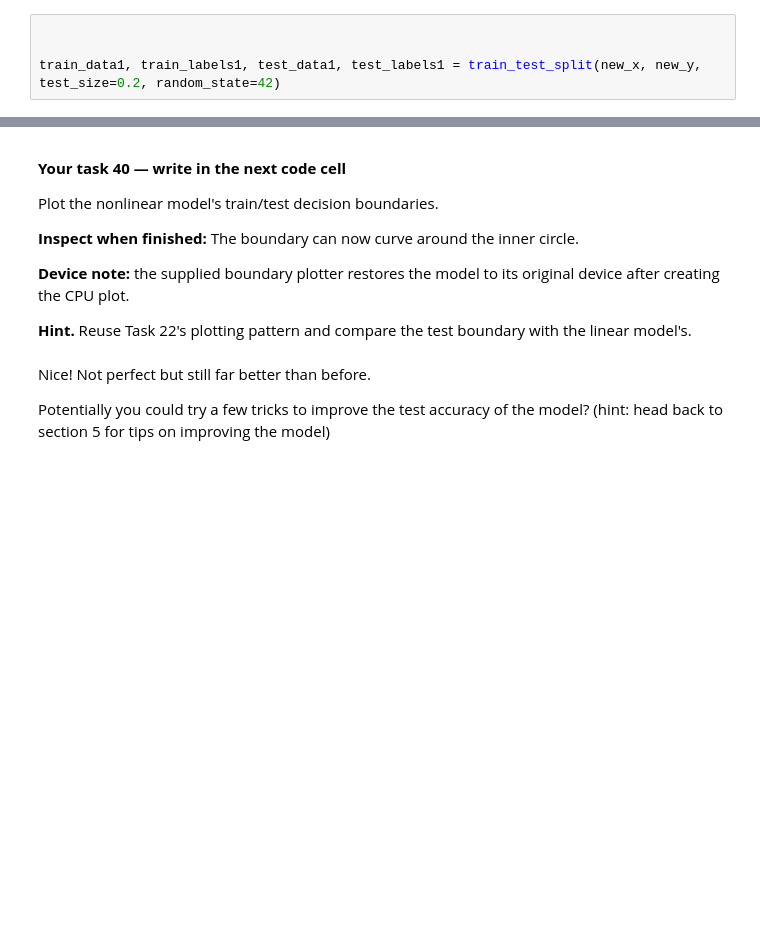
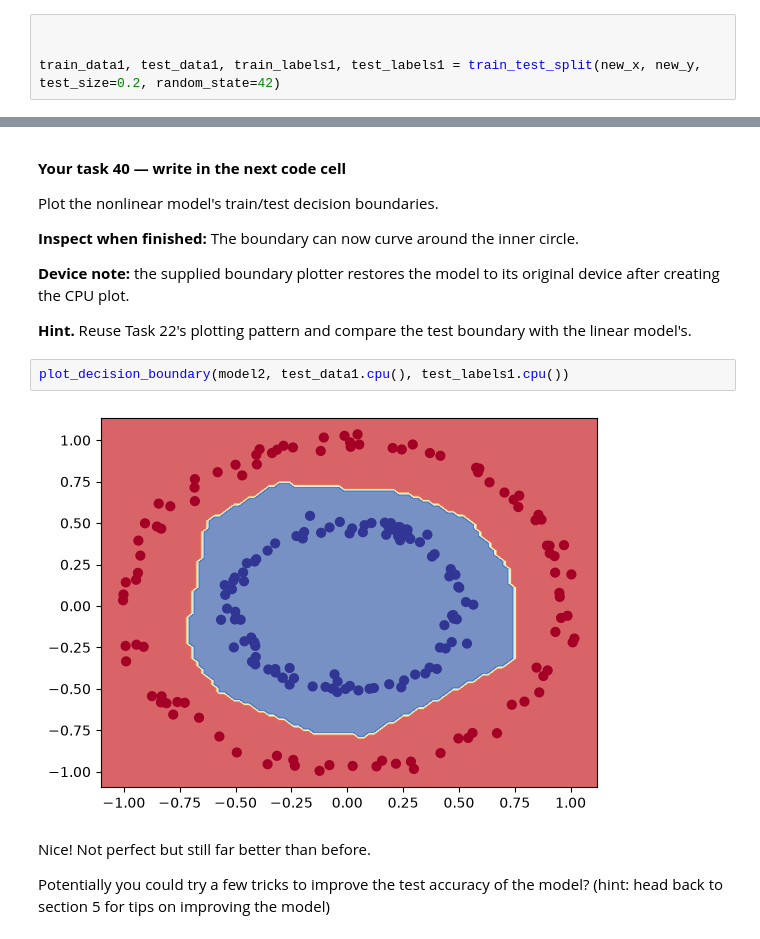
Before and after one commit to GyDeen/PyTorch-DeepLearning, a Jupyter notebook: 02_pytorch_classification.ipynb, the cells around one changed output, grey strips where cells are left out. Cells and saved outputs as stored; diff of their text form; blank space fills up the shorter version.

```diff
--- a/02_pytorch_classification.ipynb
+++ b/02_pytorch_classification.ipynb
@@ -1378,7 +1387,7 @@ Convert the recreated circle data to float32 tensors and create an 80/20 random
 # %%
 
 
-train_data1, train_labels1, test_data1, test_labels1 = train_test_split(new_x, new_y, test_size=0.2, random_state=42)
+train_data1, test_data1, train_labels1, test_labels1 = train_test_split(new_x, new_y, test_size=0.2, random_state=42)
 # %% [markdown]
 ### 6.2 Building a model with non-linearity
 
@@ -1507,6 +1534,10 @@ Plot the nonlinear model's train/test decision boundaries.
 **Device note:** the supplied boundary plotter restores the model to its original device after creating the CPU plot.
 
 **Hint.** Reuse Task 22's plotting pattern and compare the test boundary with the linear model's.
+# %%
+plot_decision_boundary(model2, test_data1.cpu(), test_labels1.cpu())
+# %% [output]
+[figure, added]
 # %% [markdown]
 Nice! Not perfect but still far better than before.
 
```
Also changed, not shown: parts of 29 cells of this notebook.
